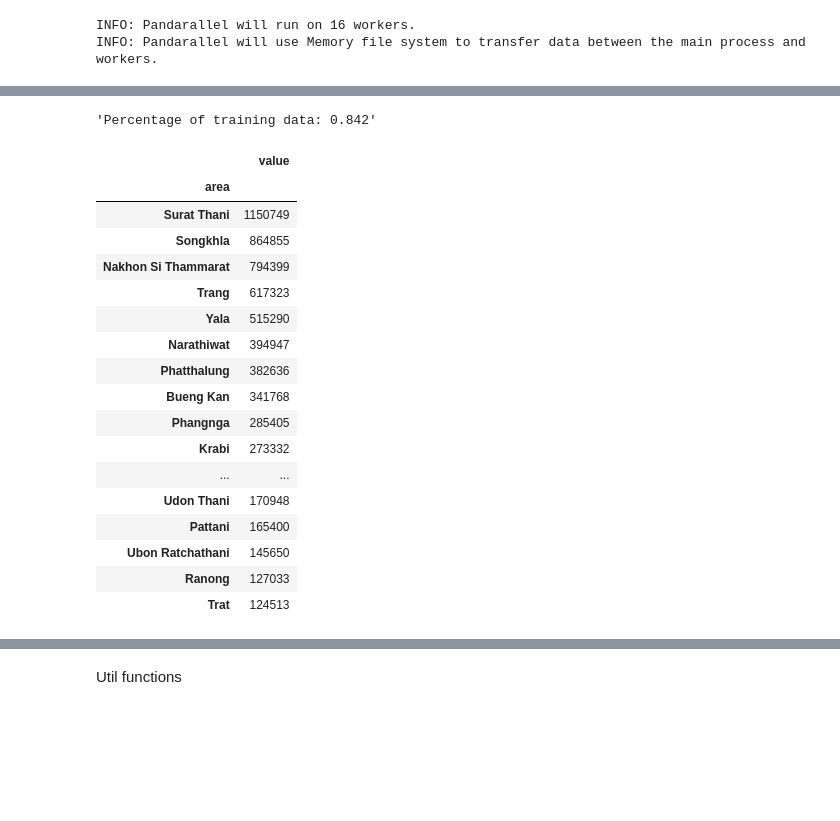
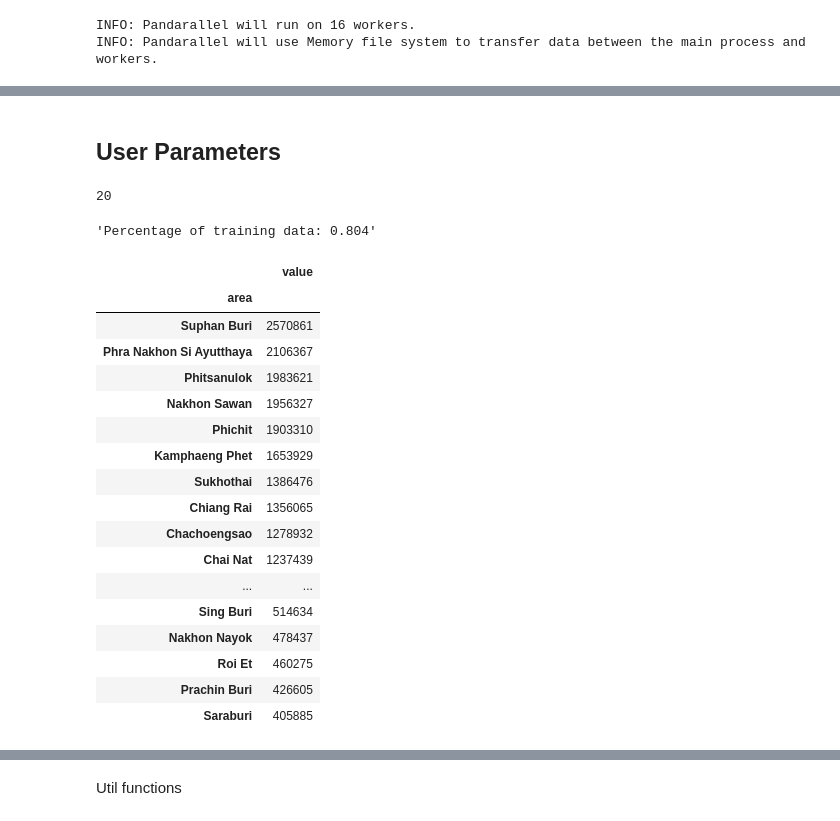
Before and after one commit to sgulyano/oae-pred-crop-prod, a Jupyter notebook: yield_prophet-tune.ipynb, the cells around one changed output, grey strips where cells are left out. Cells and saved outputs as stored; diff of their text form; code cells hidden in the pictures; blank space fills up the shorter version.

```diff
--- a/yield_prophet-tune.ipynb
+++ b/yield_prophet-tune.ipynb
@@ -34,3 +32,5 @@ Get data
+# %% [markdown]
+## User Parameters
 # %%
 params = {
     'rice_in-season': {
@@ -38,14 +38,12 @@ params = {
         'cost_file' : 'OAE-process/OAE-ต้นทุนรวมต่อไร่ข้าวนาปี.xlsx',
         'price_file' : 'OAE-process/OAE-ราคาข้าวเปลือกเจ้า.xlsx',
         'harvest' : rice_inseason_harvest_season,
-        'n' : 35,
     },
     'rice_off-season': {
         'yield_file' : 'OAE-process/OAE-ผลผลิตข้าวนาปรัง.xlsx',
         'cost_file' : 'OAE-process/OAE-ต้นทุนรวมต่อไร่ข้าวนาปรัง.xlsx',
         'price_file' : 'OAE-process/OAE-ราคาข้าวเปลือกเจ้า.xlsx',
         'harvest' : rice_offseason_harvest_season,
-        'n' : 35,
     },
 
     'corn': {
@@ -53,7 +51,6 @@ params = {
         'cost_file' : 'OAE-process/OAE-ต้นทุนรวมต่อไร่ข้าวโพดเลี้ยงสัตว์.xlsx',
         'price_file' : 'OAE-process/OAE-ราคาข้าวโพดเลี้ยงสัตว์.xlsx',
         'harvest' : corn_harvest_season,
-        'n' : 20,
     },
 
     'palm': {
@@ -61,7 +58,6 @@ params = {
         'cost_file' : 'OAE-process/OAE-ต้นทุนรวมต่อไร่ปาล์มน้ำมัน.xlsx',
         'price_file' : 'OAE-process/OAE-ราคาปาล์มน้ำมัน.xlsx',
         'harvest' : None,
-        'n' : 20,
     },
 
     'cassava': {
@@ -69,7 +65,6 @@ params = {
         'cost_file' : 'OAE-process/OAE-ต้นทุนรวมต่อไร่มันสำปะหลัง.xlsx',
         'price_file' : 'OAE-process/OAE-ราคามันสำปะหลังสดคละ.xlsx',
         'harvest' : cassava_harvest_season,
-        'n' : 20,
     },
 
     'rubber': {
@@ -77,43 +72,46 @@ params = {
         'cost_file' : 'OAE-process/OAE-ต้นทุนรวมต่อไร่ยางพารา.xlsx',
         'price_file' : ['OAE-process/OAE-ราคาน้ำยางสดคละ.xlsx', 'OAE-process/OAE-ราคายางก้อน.xlsx', 'OAE-process/OAE-ราคายางแผ่นดิบชั้น3.xlsx'],
         'harvest' : rubber_harvest_season,
-        'n' : 20,
     }
 }
 
-ptype = 'rubber'#'rice_off-season'#'corn'#'rice_in-season'
+ptype = 'rice_off-season'#'rice_off-season'#'corn'#'rice_in-season'
 param = params[ptype]
 yield_file = param['yield_file']
 cost_file = param['cost_file']
 price_file = param['price_file']
 is_harvest_season = param['harvest']
-N = param['n']
 # %%
 df, df_group = read_yield(yield_file)
+# %%
+N = np.where((df_group.cumsum() / df_group.sum()) >= .8)[0][0]
+N
+# %% [output]
+20
 # %%
-f"Percentage of training data: {df_group[:N]['value'].sum() / df_group['value'].sum():.3f}"
+f"Percentage of training data: {df_group[:N+1]['value'].sum() / df_group['value'].sum():.3f}"
 # %% [output]
-'Percentage of training data: 0.842'
+'Percentage of training data: 0.804'
 # %%
-df_group[:N]
+df_group[:N+1]
 # %% [output]
 |  | value |
 | area |  |
-| Surat Thani | 1150749 |
-| Songkhla | 864855 |
-| Nakhon Si Thammarat | 794399 |
-| Trang | 617323 |
-| Yala | 515290 |
-| Narathiwat | 394947 |
-| Phatthalung | 382636 |
-| Bueng Kan | 341768 |
-| Phangnga | 285405 |
-| Krabi | 273332 |
+| Suphan Buri | 2570861 |
+| Phra Nakhon Si Ayutthaya | 2106367 |
+| Phitsanulok | 1983621 |
+| Nakhon Sawan | 1956327 |
+| Phichit | 1903310 |
+| Kamphaeng Phet | 1653929 |
+| Sukhothai | 1386476 |
+| Chiang Rai | 1356065 |
+| Chachoengsao | 1278932 |
+| Chai Nat | 1237439 |
 | ... | ... |
-| Udon Thani | 170948 |
-| Pattani | 165400 |
-| Ubon Ratchathani | 145650 |
-| Ranong | 127033 |
-| Trat | 124513 |
+| Sing Buri | 514634 |
+| Nakhon Nayok | 478437 |
+| Roi Et | 460275 |
+| Prachin Buri | 426605 |
+| Saraburi | 405885 |
 # %%
 # area = df_group.iloc[N-1].name
```
Also changed, not shown: parts of 15 cells of this notebook, 14 other files.
